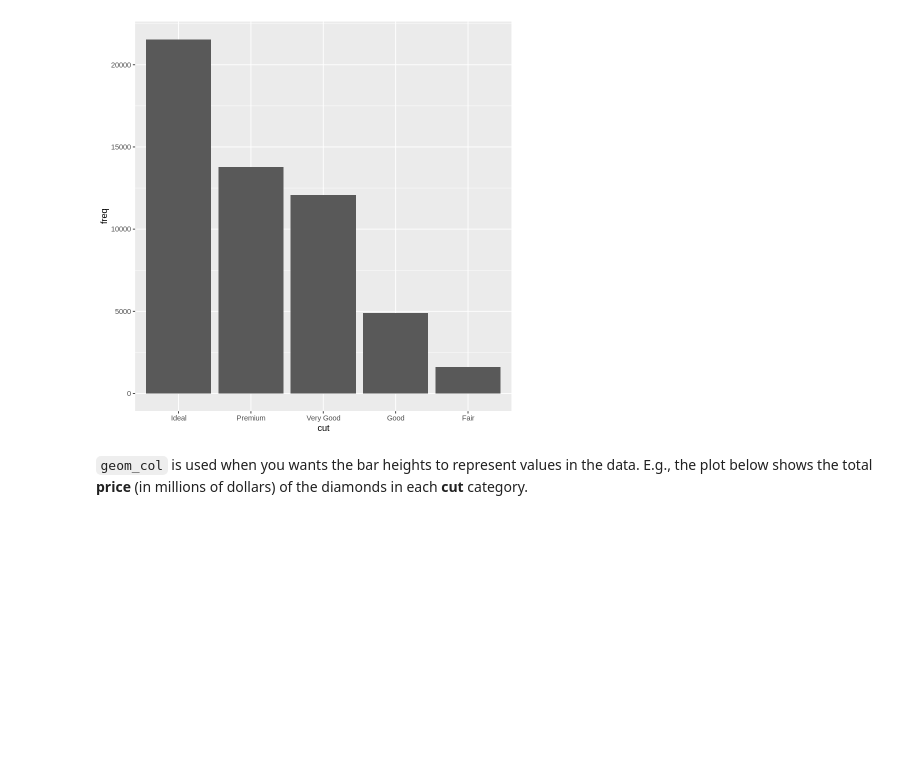
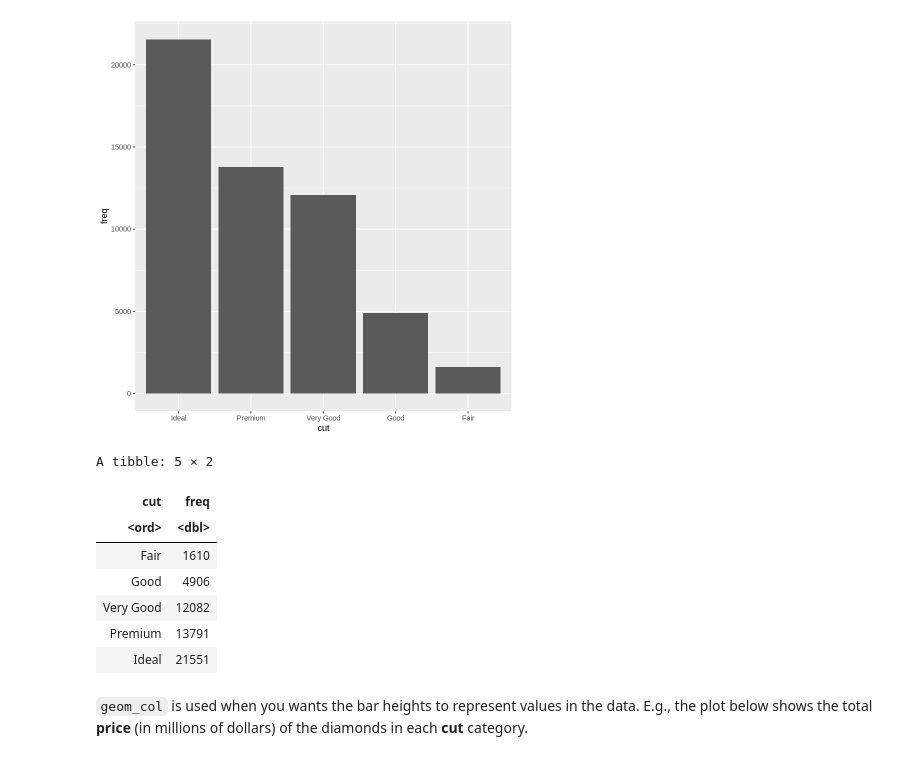
Before and after one commit to ambujtewari/stats306-winter2022, a Jupyter notebook: Lecture03.ipynb, the cells around one changed output. Drawn from its saved outputs; the diff is of its cells as text; code cells hidden in the pictures; blank space fills up the shorter version.

```diff
--- a/Lecture03.ipynb
+++ b/Lecture03.ipynb
@@ -79,9 +79,19 @@ If you want the categories to be ordered in some other way, you can create a fac
 # %%
-demo$cut <- factor(demo$cut, levels = c("Ideal", "Premium", "Very Good", "Good", "Fair"))
 ggplot(data = demo) +
   geom_bar(mapping = aes(x = cut, y = freq), stat = "identity")
 # %% [output]
 [figure]
+# %%
+demo
+# %% [output]
+A tibble: 5 × 2
+| cut | freq |
+| <ord> | <dbl> |
+| Fair | 1610 |
+| Good | 4906 |
+| Very Good | 12082 |
+| Premium | 13791 |
+| Ideal | 21551 |
 # %% [markdown]
 `geom_col` is used when you wants the bar heights to represent values in the data. E.g., the plot below shows the total **price** (in millions of dollars) of the diamonds in each **cut** category.
 # %%
```
Also changed, not shown: parts of 4 cells of this notebook.
